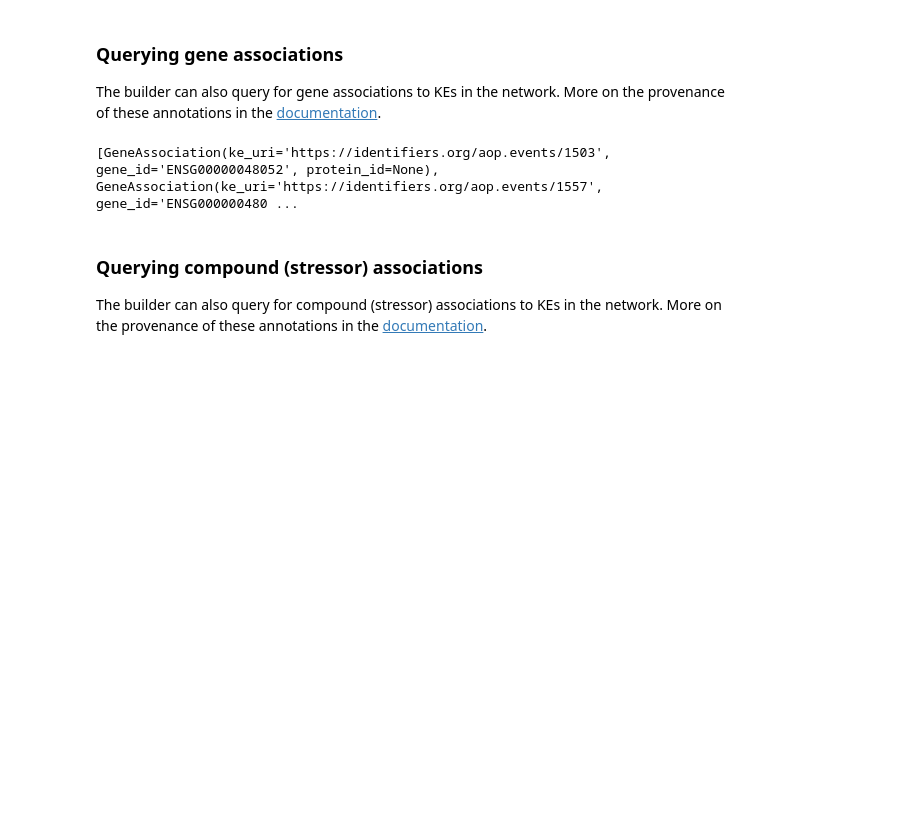
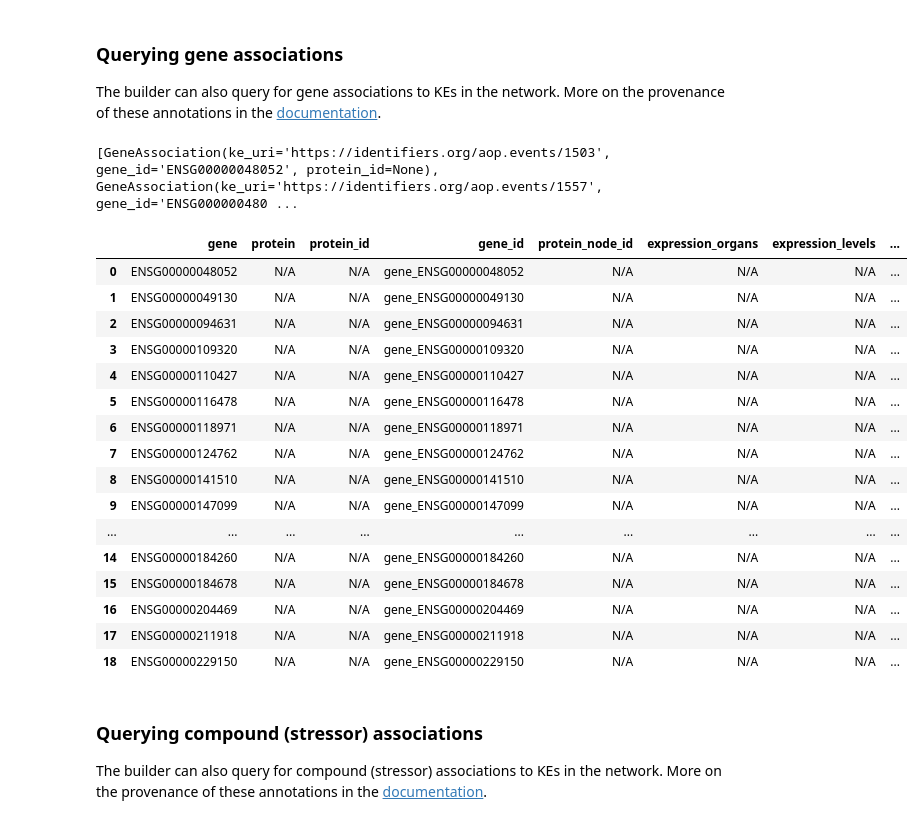
Before and after one commit to jmillanacosta/pyaop, a Jupyter notebook: docs/notebooks/00_build_from_aopwikirdf.ipynb, the cells around one changed output. Saved outputs shown, nothing was run; the diff lists cells and outputs as text; code cells hidden in the pictures; blank space fills up the shorter version.

```diff
--- a/docs/notebooks/00_build_from_aopwikirdf.ipynb
+++ b/docs/notebooks/00_build_from_aopwikirdf.ipynb
@@ -77,6 +105,27 @@ builder.query_genes_for_ke(include_proteins=False)
 print(builder.network.gene_associations)
 # %% [output]
 [GeneAssociation(ke_uri='https://identifiers.org/aop.events/1503', gene_id='ENSG00000048052', protein_id=None), GeneAssociation(ke_uri='https://identifiers.org/aop.events/1557', gene_id='ENSG000000480 ...
+# %%
+gene_df = pd.DataFrame(builder.network.gene_table())
+gene_df
+# %% [output]
+|  | gene | protein | protein_id | gene_id | protein_node_id | expression_organs | expression_levels | ... |
+| 0 | ENSG00000048052 | N/A | N/A | gene_ENSG00000048052 | N/A | N/A | N/A | ... |
+| 1 | ENSG00000049130 | N/A | N/A | gene_ENSG00000049130 | N/A | N/A | N/A | ... |
+| 2 | ENSG00000094631 | N/A | N/A | gene_ENSG00000094631 | N/A | N/A | N/A | ... |
+| 3 | ENSG00000109320 | N/A | N/A | gene_ENSG00000109320 | N/A | N/A | N/A | ... |
+| 4 | ENSG00000110427 | N/A | N/A | gene_ENSG00000110427 | N/A | N/A | N/A | ... |
+| 5 | ENSG00000116478 | N/A | N/A | gene_ENSG00000116478 | N/A | N/A | N/A | ... |
+| 6 | ENSG00000118971 | N/A | N/A | gene_ENSG00000118971 | N/A | N/A | N/A | ... |
+| 7 | ENSG00000124762 | N/A | N/A | gene_ENSG00000124762 | N/A | N/A | N/A | ... |
+| 8 | ENSG00000141510 | N/A | N/A | gene_ENSG00000141510 | N/A | N/A | N/A | ... |
+| 9 | ENSG00000147099 | N/A | N/A | gene_ENSG00000147099 | N/A | N/A | N/A | ... |
+| ... | ... | ... | ... | ... | ... | ... | ... | ... |
+| 14 | ENSG00000184260 | N/A | N/A | gene_ENSG00000184260 | N/A | N/A | N/A | ... |
+| 15 | ENSG00000184678 | N/A | N/A | gene_ENSG00000184678 | N/A | N/A | N/A | ... |
+| 16 | ENSG00000204469 | N/A | N/A | gene_ENSG00000204469 | N/A | N/A | N/A | ... |
+| 17 | ENSG00000211918 | N/A | N/A | gene_ENSG00000211918 | N/A | N/A | N/A | ... |
+| 18 | ENSG00000229150 | N/A | N/A | gene_ENSG00000229150 | N/A | N/A | N/A | ... |
 # %% [markdown]
 ### Querying compound (stressor) associations
 The builder can also query for compound (stressor) associations to KEs in the network. More on the provenance of these annotations in the [documentation]().
```
Also changed, not shown: parts of 10 cells of this notebook, 1 other file.
